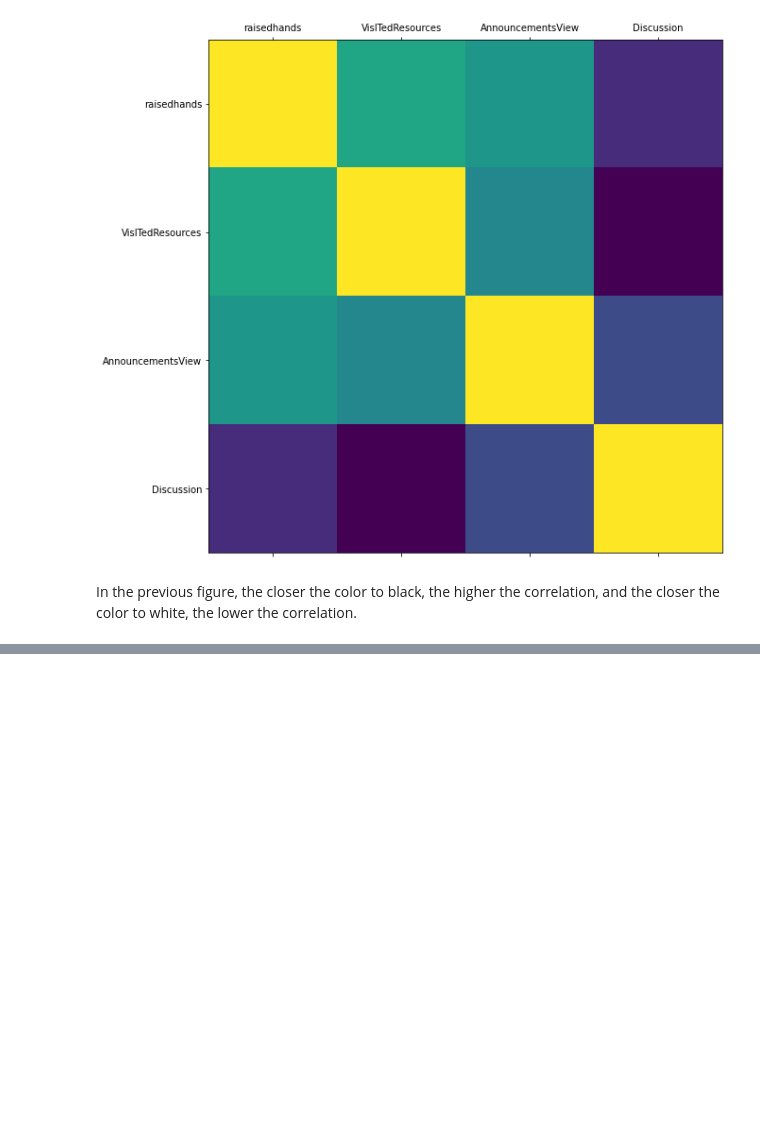
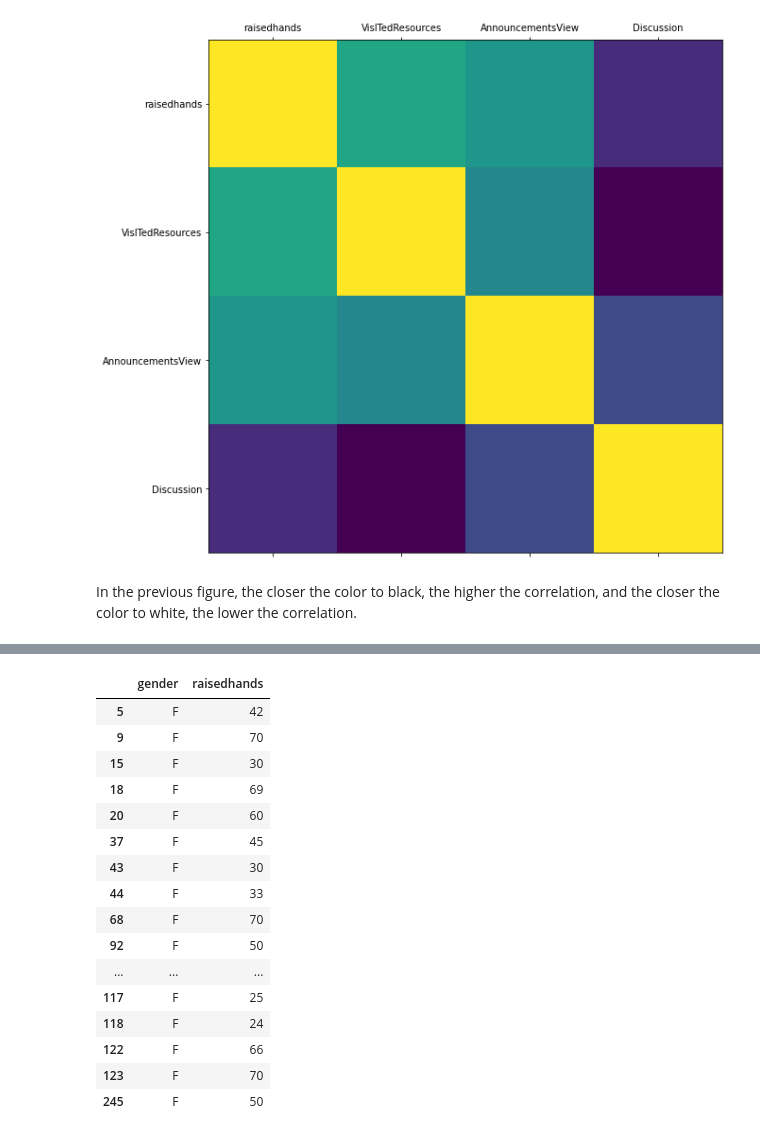
Before and after one commit to Khaloud4/Khaloud4, a Jupyter notebook: KhaloudAlkhaledDSP.ipynb, the cells around one changed output, grey strips where cells are left out. Cells and saved outputs as stored; diff of their text form; code cells hidden in the pictures; blank space fills up the shorter version.

```diff
--- a/KhaloudAlkhaledDSP.ipynb
+++ b/KhaloudAlkhaledDSP.ipynb
@@ -260,0 +312,20 @@ https://github.com/Khaloud4/DSProject1
+# %%
+df.query("gender == 'F' and Topic == 'IT' and raisedhands >20" )[["gender","raisedhands"]]
+# %% [output]
+|  | gender | raisedhands |
+| 5 | F | 42 |
+| 9 | F | 70 |
+| 15 | F | 30 |
+| 18 | F | 69 |
+| 20 | F | 60 |
+| 37 | F | 45 |
+| 43 | F | 30 |
+| 44 | F | 33 |
+| 68 | F | 70 |
+| 92 | F | 50 |
+| ... | ... | ... |
+| 117 | F | 25 |
+| 118 | F | 24 |
+| 122 | F | 66 |
+| 123 | F | 70 |
+| 245 | F | 50 |
```
Also changed, not shown: parts of 38 cells of this notebook, 1 other file.
